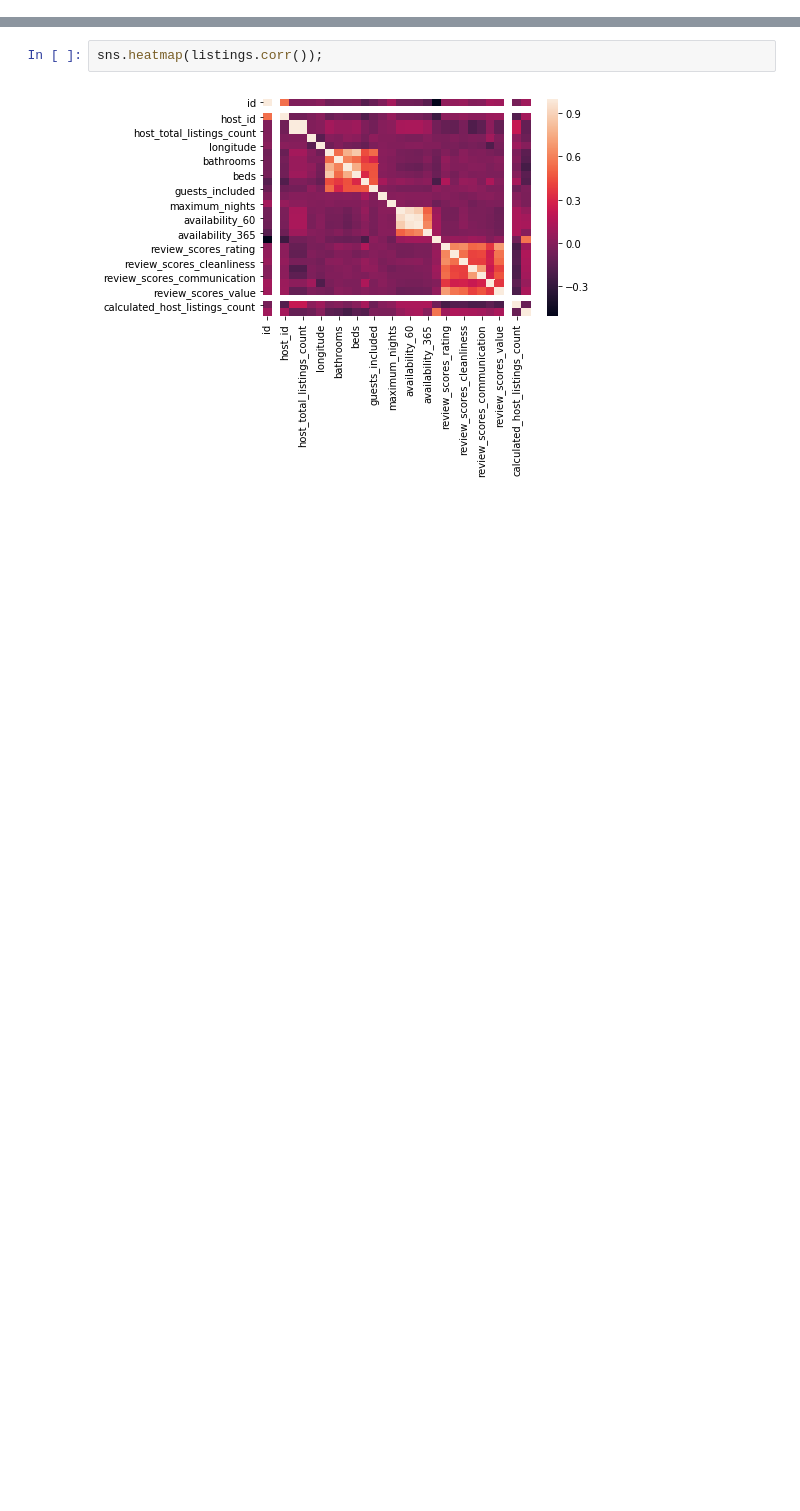
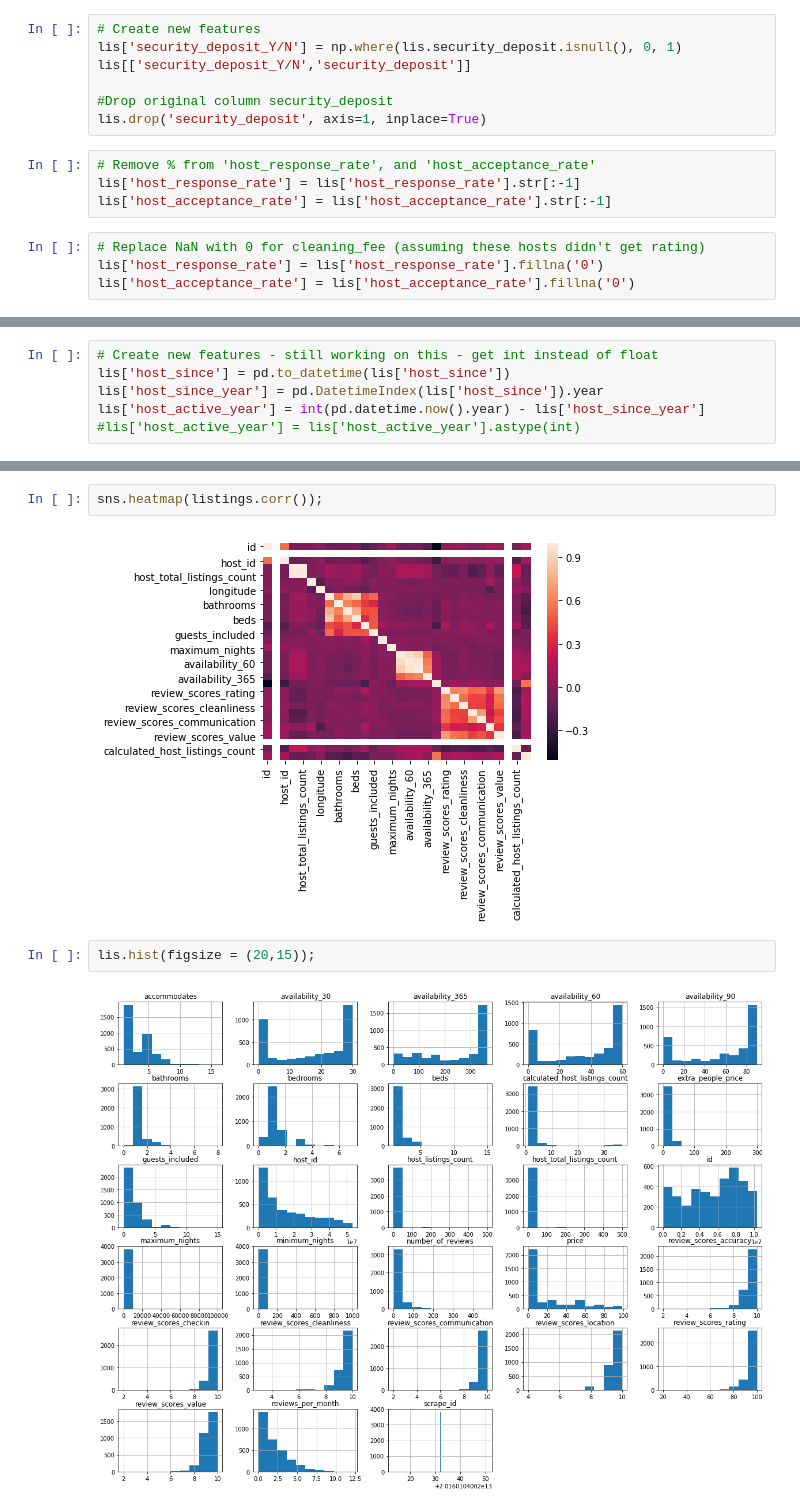
Before and after one commit to ArushiC/Seattle-Airbnb, a Jupyter notebook: Seattle AirBnB Open Data.ipynb, the cells around one changed output, grey strips where cells are left out. Saved outputs shown, nothing was run; the diff lists cells and outputs as text; blank space fills up the shorter version.

```diff
--- a/Seattle AirBnB Open Data.ipynb
+++ b/Seattle AirBnB Open Data.ipynb
@@ -200,0 +203,15 @@ lis[lis['security_deposit'] == "$2,500.00"]
+# %%
+# Create new features
+lis['security_deposit_Y/N'] = np.where(lis.security_deposit.isnull(), 0, 1)
+lis[['security_deposit_Y/N','security_deposit']]
+
+#Drop original column security_deposit
+lis.drop('security_deposit', axis=1, inplace=True)
+# %%
+# Remove % from 'host_response_rate', and 'host_acceptance_rate'
+lis['host_response_rate'] = lis['host_response_rate'].str[:-1]
+lis['host_acceptance_rate'] = lis['host_acceptance_rate'].str[:-1]
+# %%
+# Replace NaN with 0 for cleaning_fee (assuming these hosts didn't get rating)
+lis['host_response_rate'] = lis['host_response_rate'].fillna('0')
+lis['host_acceptance_rate'] = lis['host_acceptance_rate'].fillna('0')
@@ -200,0 +240,6 @@ lis[lis['security_deposit'] == "$2,500.00"]
+# %%
+# Create new features - still working on this - get int instead of float
+lis['host_since'] = pd.to_datetime(lis['host_since'])
+lis['host_since_year'] = pd.DatetimeIndex(lis['host_since']).year
+lis['host_active_year'] = int(pd.datetime.now().year) - lis['host_since_year']
+#lis['host_active_year'] = lis['host_active_year'].astype(int)
@@ -297,3 +425,7 @@ rev.head()
 sns.heatmap(listings.corr());
 # %% [output]
 [figure]
+# %%
+lis.hist(figsize = (20,15));
+# %% [output]
+[figure, added]
```
Also changed, not shown: parts of 39 cells of this notebook.
